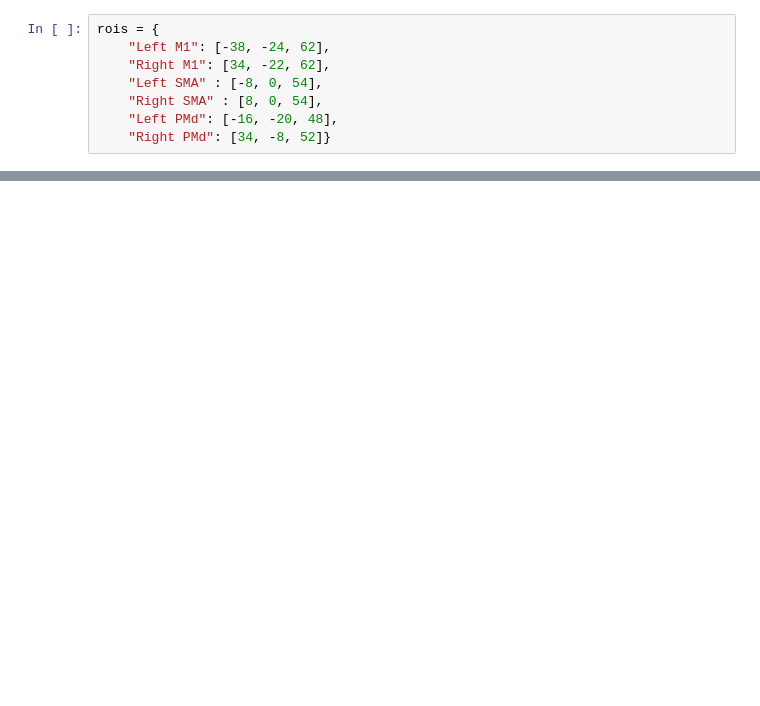
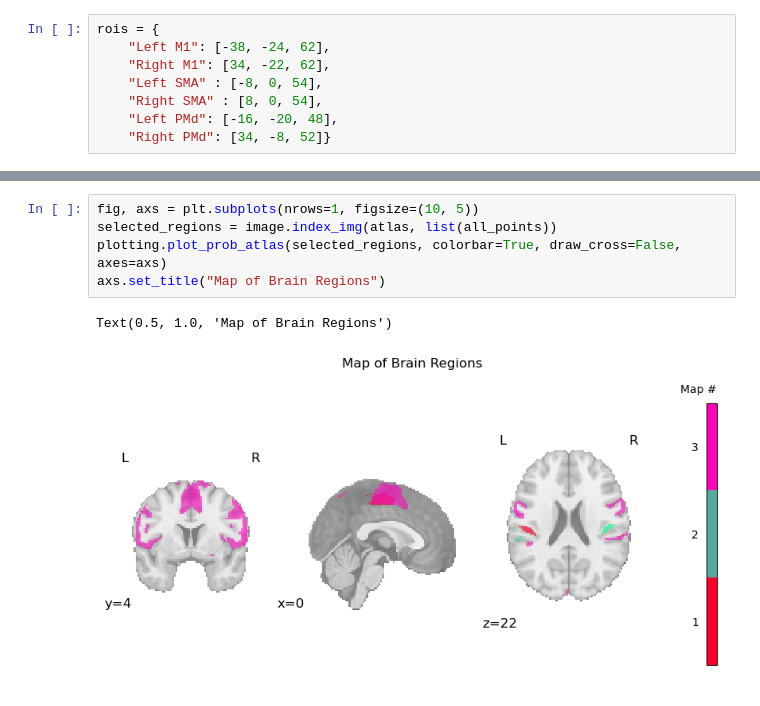
Before and after one commit to vickyli1015/Public-DSC180B-Functional-Connectivity-Project, a Jupyter notebook: Anastasiya_mess.ipynb, the cells around one changed output, grey strips where cells are left out. Drawn from its saved outputs; the diff is of its cells as text; blank space fills up the shorter version.

```diff
--- a/Anastasiya_mess.ipynb
+++ b/Anastasiya_mess.ipynb
@@ -260,0 +100,8 @@ corr_hand.plot.scatter(x="Handedness", y="Correlation")
+# %%
+fig, axs = plt.subplots(nrows=1, figsize=(10, 5))
+selected_regions = image.index_img(atlas, list(all_points))
+plotting.plot_prob_atlas(selected_regions, colorbar=True, draw_cross=False, axes=axs)
+axs.set_title("Map of Brain Regions")
+# %% [output]
+Text(0.5, 1.0, 'Map of Brain Regions')
+[figure, added]
```
Also changed, not shown: parts of 25 cells of this notebook.
